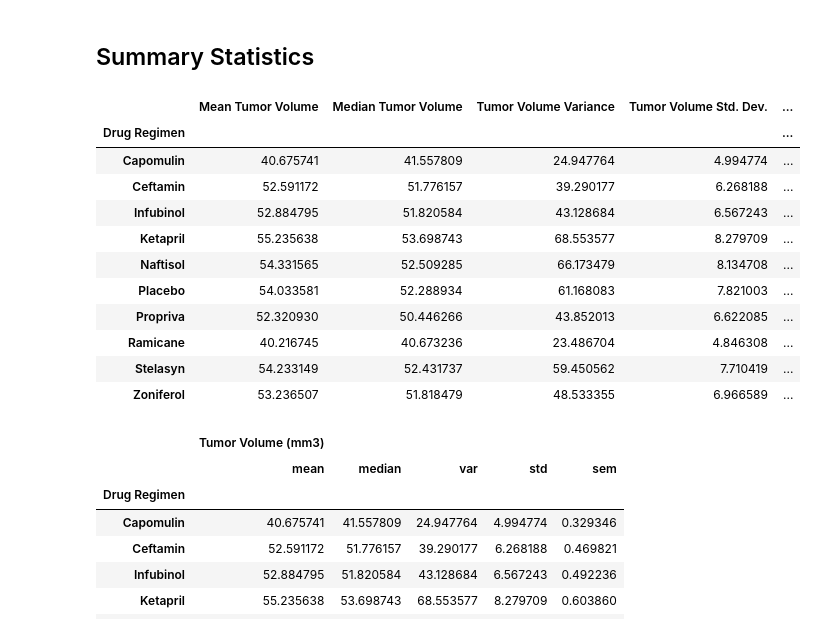
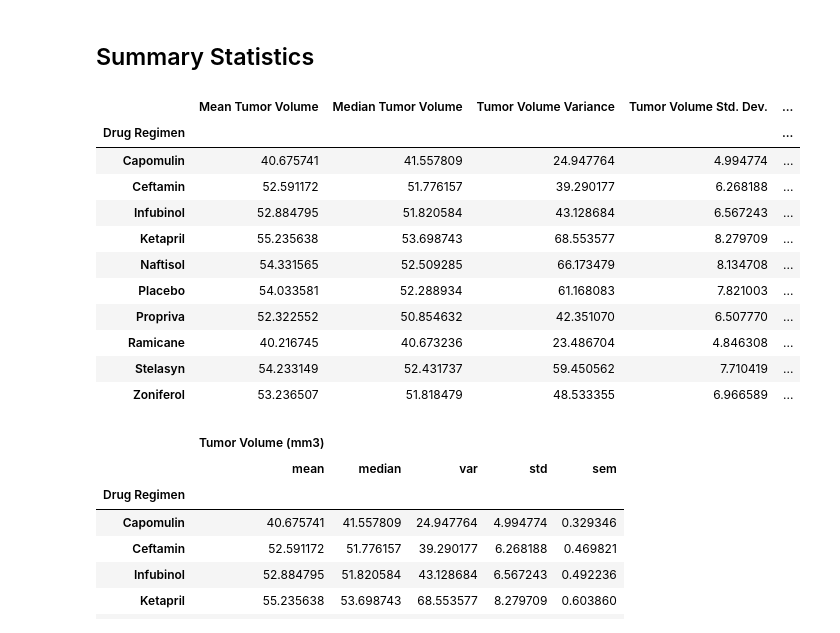
Before and after one commit to Kathyvng/Matplotlib_Challenge, a Jupyter notebook: pymaceuticals_starter.ipynb, the cells around one changed output. Drawn from its saved outputs; the diff is of its cells as text; code cells hidden in the pictures.

```diff
--- a/pymaceuticals_starter.ipynb
+++ b/pymaceuticals_starter.ipynb
@@ -85,19 +85,38 @@ number_of_mice_clean
 # %%
 # Generate a summary statistics table of mean, median, variance, standard deviation, and SEM of the tumor volume for each regimen
 
 # Use groupby and summary statistical methods to calculate the following properties of each drug regimen:
 # mean, median, variance, standard deviation, and SEM of the tumor volume.
 # Assemble the resulting series into a single summary DataFrame.
+
+summary_stats = combined_data.groupby('Drug Regimen')['Tumor Volume (mm3)'].agg(
+    mean='mean',
+    median='median',
+    variance='var',
+    std_dev='std',
+    sem='sem'
+).reset_index()
+
+summary_stats = summary_stats.rename(columns={
+    'mean': 'Mean Tumor Volume',
+    'median': 'Median Tumor Volume',
+    'variance': 'Tumor Volume Variance',
+    'std_dev': 'Tumor Volume Std. Dev.',
+    'sem': 'Tumor Volume Std. Err.'
+})
+
+summary_stats = summary_stats.set_index("Drug Regimen")
+summary_stats.head(10)
 # %% [output]
 |  | Mean Tumor Volume | Median Tumor Volume | Tumor Volume Variance | Tumor Volume Std. Dev. | ... |
 | Drug Regimen |  |  |  |  | ... |
 | Capomulin | 40.675741 | 41.557809 | 24.947764 | 4.994774 | ... |
 | Ceftamin | 52.591172 | 51.776157 | 39.290177 | 6.268188 | ... |
 | Infubinol | 52.884795 | 51.820584 | 43.128684 | 6.567243 | ... |
 | Ketapril | 55.235638 | 53.698743 | 68.553577 | 8.279709 | ... |
 | Naftisol | 54.331565 | 52.509285 | 66.173479 | 8.134708 | ... |
 | Placebo | 54.033581 | 52.288934 | 61.168083 | 7.821003 | ... |
-| Propriva | 52.320930 | 50.446266 | 43.852013 | 6.622085 | ... |
+| Propriva | 52.322552 | 50.854632 | 42.351070 | 6.507770 | ... |
 | Ramicane | 40.216745 | 40.673236 | 23.486704 | 4.846308 | ... |
 | Stelasyn | 54.233149 | 52.431737 | 59.450562 | 7.710419 | ... |
 | Zoniferol | 53.236507 | 51.818479 | 48.533355 | 6.966589 | ... |
```
